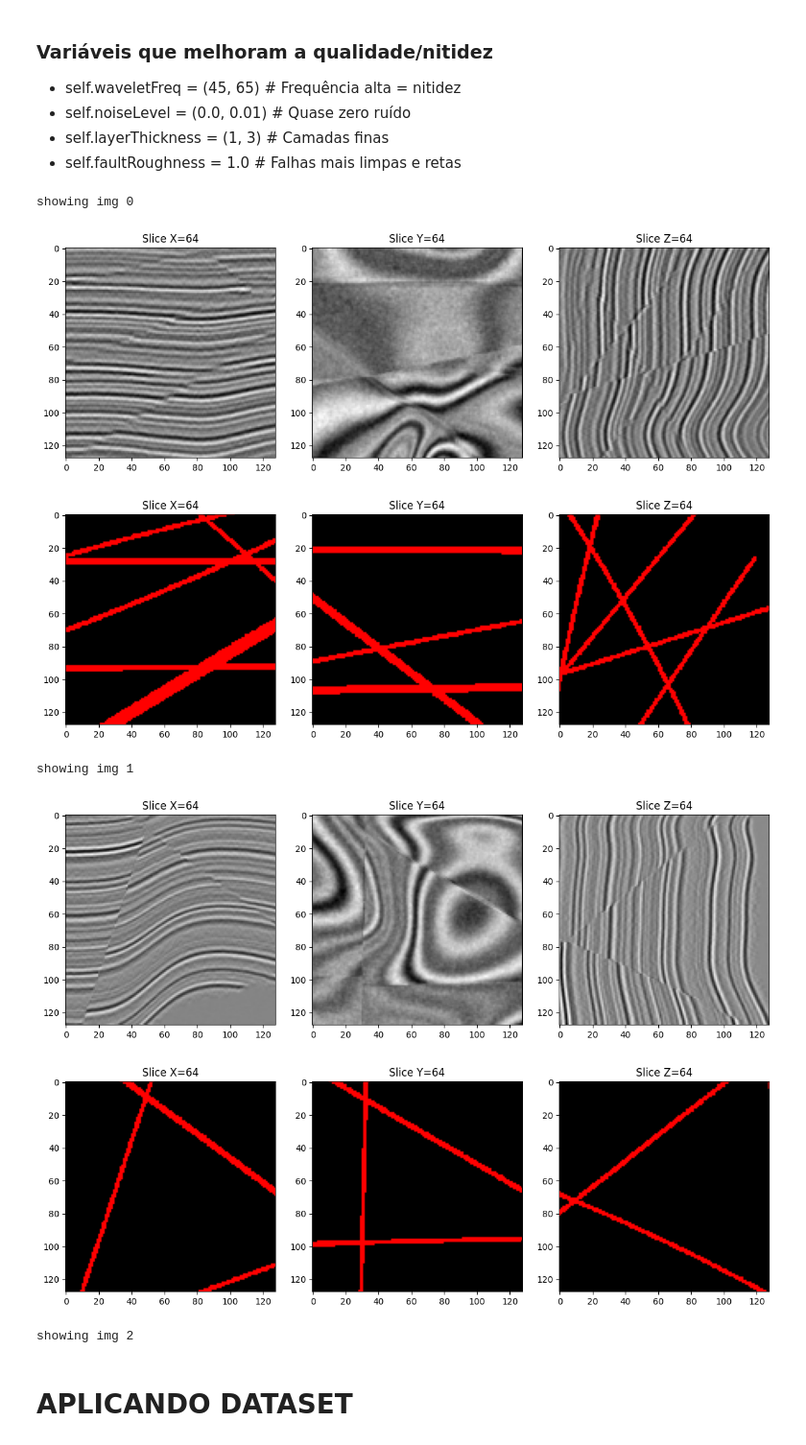
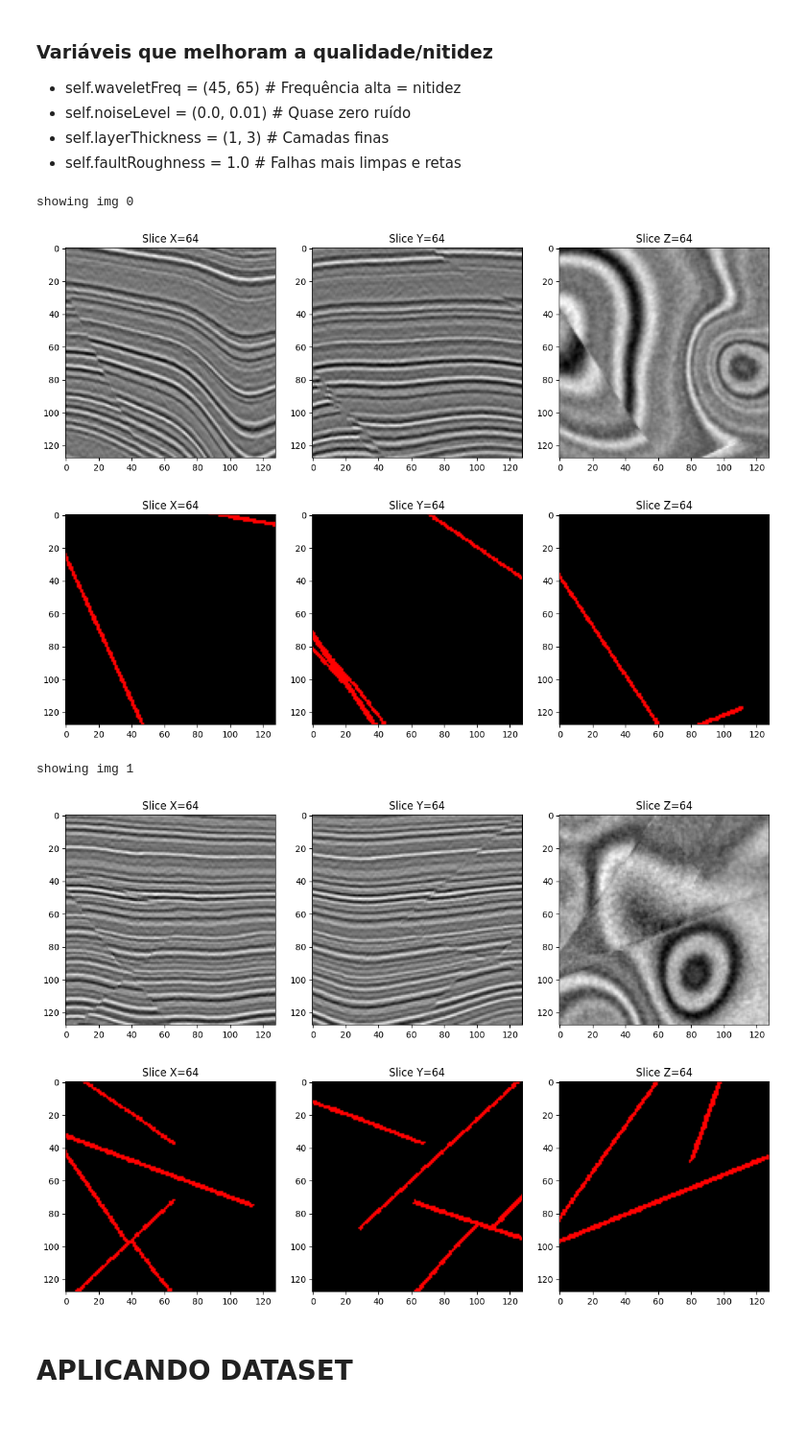
Before and after one commit to KlaussMarchi/Falhas, a Jupyter notebook: Synthetic/Format.ipynb, the cells around one changed output. Shown at 96% size. Saved outputs shown, nothing was run; the diff lists cells and outputs as text; code cells hidden in the pictures.

Commit message:
melhorias na geração de falhas

```diff
--- a/Synthetic/Format.ipynb
+++ b/Synthetic/Format.ipynb
@@ -71,14 +71,14 @@ class SyntheticGenerator:
 
         # ── Refletividade (Estratigrafia) ────────────────────────────
         self.layerRange = (80, 160)
-        self.layerThickness = (1, 4)      # Espessura base de cada camada em voxels (será multiplicada pela escala/zoomRange).
+        self.layerThickness = (1, 3)      # Espessura base de cada camada em voxels (será multiplicada pela escala/zoomRange).
         self.layerNoise = 0.01            # Heterogeneidade interna da camada (rugosidade da rocha). Valores altos = textura mais "suja".
 
         # ── Dobramentos (Folding) ────────────────────────────────────
         self.foldCount = (15, 30)         # Quantidade mínima e máxima de dobras (Gaussianas). Mais dobras = geologia mais caótica.
         self.foldSigma = (15, 80)         # Largura base de cada dobra (será multiplicada pela escala).
         self.foldAmplitude = (-30, 30)    # Amplitude base do deslocamento vertical da dobra (será multiplicada pela escala).
-        self.foldDamping = 1.5            # Fator de amortecimento. Valores altos fazem com que as camadas mais profundas dobrem menos.
+        self.foldDamping   = 1.5          # Fator de amortecimento. Valores altos fazem com que as camadas mais profundas dobrem menos.
         self.foldBaseShift = (-3, 3)      # Deslocamento vertical global. Move o bloco de rocha inteiro para cima ou para baixo.
 
         # ── Cisalhamento / Inclinação (Shearing) ─────────────────────
@@ -93,7 +93,7 @@ class SyntheticGenerator:
         self.faultRoughness  = 6.0        # Rugosidade do plano de falha. Valores altos = falhas irregulares/onduladas. 0 = corte de faca.
         self.faultRoughSigma = 8          # Nível de suavização dessa rugosidade da falha. Valores altos deixam a ondulação mais suave.
         self.faultDecaySigma = (60, 150)  # O quão longe o deslocamento (rejeito) da falha afeta as rochas vizinhas (decaimento).
-        self.faultZoneWidth  = 2.5        # Espessura da "zona" de falha na hora de gerar a máscara binária (labels para a CNN).
+        self.faultZoneWidth  = 1.8        # Espessura da "zona" de falha na hora de gerar a máscara binária (labels para a CNN).
         self.faultThreshold  = 1.5        # Rejeito mínimo exigido para o código classificar aquele pixel como "falha" na máscara.
         self.faultCurveProb  = 0.35       # Probabilidade (0 a 1) de uma falha nascer curvada (ex: 0.30 = 30% de chance).
         self.faultCurveMax   = 20.0       # O quão "torta" (desvio máximo em voxels) a falha curvada pode ficar.
@@ -245,11 +245,23 @@ class SyntheticGenerator:
             maxDisp  = np.random.uniform(*self.faultThrow)
             throwMap = self.computeThrowMap(distStrike, distDip, maxDisp)
 
-            izShifted = iz.astype(float)
-            izShifted[distPlane > 0] += throwMap[distPlane > 0]
+            shift_x = np.zeros_like(ix, dtype=float)
+            shift_y = np.zeros_like(iy, dtype=float)
+            shift_z = np.zeros_like(iz, dtype=float)
 
-            model     = ndimage.map_coordinates(model, [ix, iy, izShifted], order=1, mode="nearest")
-            faultZone = (np.abs(distPlane) < self.faultZoneWidth) & (np.abs(throwMap) > self.faultThreshold)
+            hw = distPlane > 0
+            shift_x[hw] = throwMap[hw] * dip[0]
+            shift_y[hw] = throwMap[hw] * dip[1]
+            shift_z[hw] = throwMap[hw] * dip[2]
+
+            ixShifted = ix.astype(float) + shift_x
+            iyShifted = iy.astype(float) + shift_y
+            izShifted = iz.astype(float) + shift_z
+
+            model = ndimage.map_coordinates(model, [ixShifted, iyShifted, izShifted], order=1, mode="nearest")
+            masks = ndimage.map_coordinates(masks, [ixShifted, iyShifted, izShifted], order=0, mode="constant", cval=0)
+
+            faultZone = (np.abs(distPlane) <= self.faultZoneWidth) & (np.abs(throwMap) > self.faultThreshold)
             masks[faultZone] = 1
 
         return model, masks
@@ -305,22 +317,21 @@ class SyntheticGenerator:
 # %%
 gen = SyntheticGenerator()
 
-for i in range(5):
+for i in range(2):
     print('showing img', i)
     image, mask = gen.get()
     image, mask = formatAxis(image), formatAxis(mask)
 
     showTile(image)
     showTile(mask, mask=True)
     print('\n\n')
 # %% [output]
 showing img 0
-[figure, old version]
+[figure, new version]
-[figure, old version]
+[figure, new version]
 showing img 1
-[figure, old version]
+[figure, new version]
-[figure, old version]
+[figure, new version]
-showing img 2
 # %% [markdown]
 # APLICANDO DATASET
 # %%
```
Also changed, not shown: parts of 1 cell of this notebook, 17 other files.
